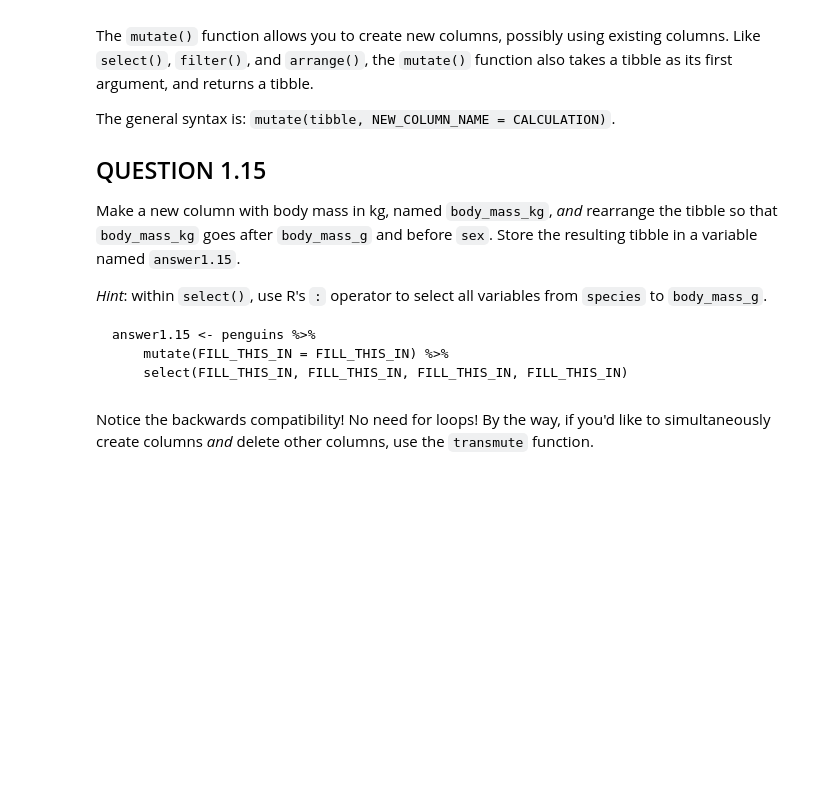
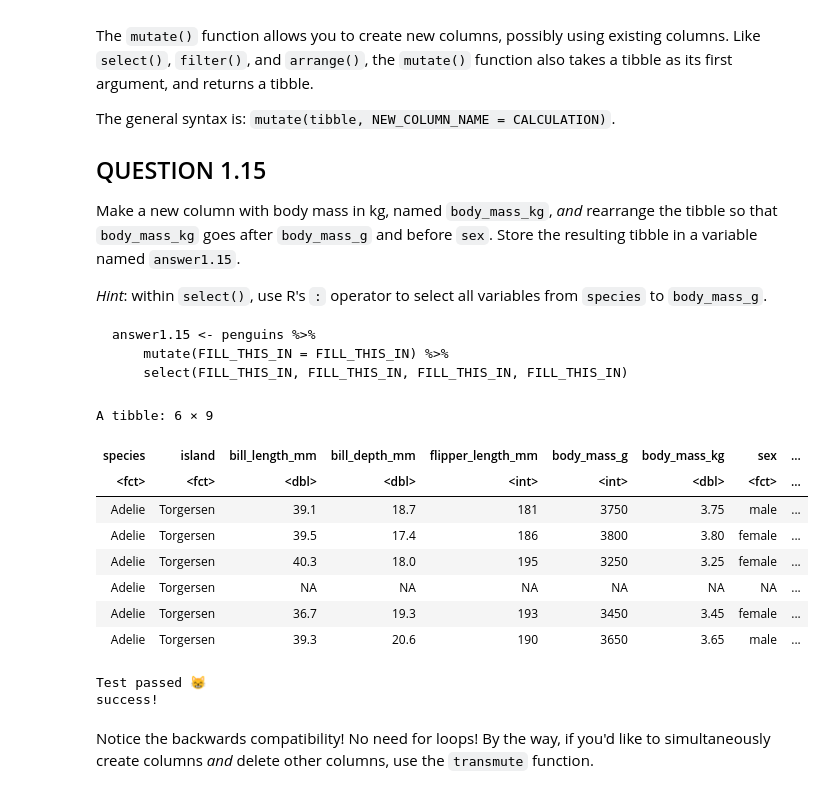
Before and after one commit to annikalaurin/annikalaurin1, a Jupyter notebook: worksheet_a02.ipynb, the cells around one changed output. Drawn from its saved outputs; the diff is of its cells as text; code cells hidden in the pictures; blank space fills up the shorter version.

````diff
--- a/worksheet_a02.ipynb
+++ b/worksheet_a02.ipynb
@@ -690,5 +690,6 @@ answer1.14 <- FILL_THIS_IN(FILL_THIS_IN) %>%
 ```
 # %%
 # your code here
-answer1.4 <-
+answer1.14 <- as_tibble(mtcars) %>%
+select(starts_with("d"))
 head(answer1.14)
@@ -722,8 +736,20 @@ answer1.15 <- penguins %>%
 # %%
 # Your code here
 # your code here
-fail() # No Answer - remove if you provide an answer
+answer1.15 <- penguins %>%
+    mutate(body_mass_kg = body_mass_g/1000) %>%
+    select(species:body_mass_g, body_mass_kg, sex,year)
 head(answer1.15)
+# %% [output]
+A tibble: 6 × 9
+| species | island | bill_length_mm | bill_depth_mm | flipper_length_mm | body_mass_g | body_mass_kg | sex | ... |
+| <fct> | <fct> | <dbl> | <dbl> | <int> | <int> | <dbl> | <fct> | ... |
+| Adelie | Torgersen | 39.1 | 18.7 | 181 | 3750 | 3.75 | male | ... |
+| Adelie | Torgersen | 39.5 | 17.4 | 186 | 3800 | 3.80 | female | ... |
+| Adelie | Torgersen | 40.3 | 18.0 | 195 | 3250 | 3.25 | female | ... |
+| Adelie | Torgersen | NA | NA | NA | NA | NA | NA | ... |
+| Adelie | Torgersen | 36.7 | 19.3 | 193 | 3450 | 3.45 | female | ... |
+| Adelie | Torgersen | 39.3 | 20.6 | 190 | 3650 | 3.65 | male | ... |
 # %%
 test_that("Question 1.15", {
   expect_equal(digest(dim(answer1.15)), "9e9457527d068c2333ea8fd598e07f13")
@@ -732,6 +758,9 @@ test_that("Question 1.15", {
                "cdfbfd4da65e3575a474558218939055")
 })
 cat("success!")
+# %% [output]
+Test passed 😸
+success!
 # %% [markdown]
 Notice the backwards compatibility! No need for loops! By the way, if you'd like to simultaneously create columns _and_ delete other columns, use the `transmute` function.
 # %% [markdown]
````
Also changed, not shown: parts of 11 cells of this notebook.
